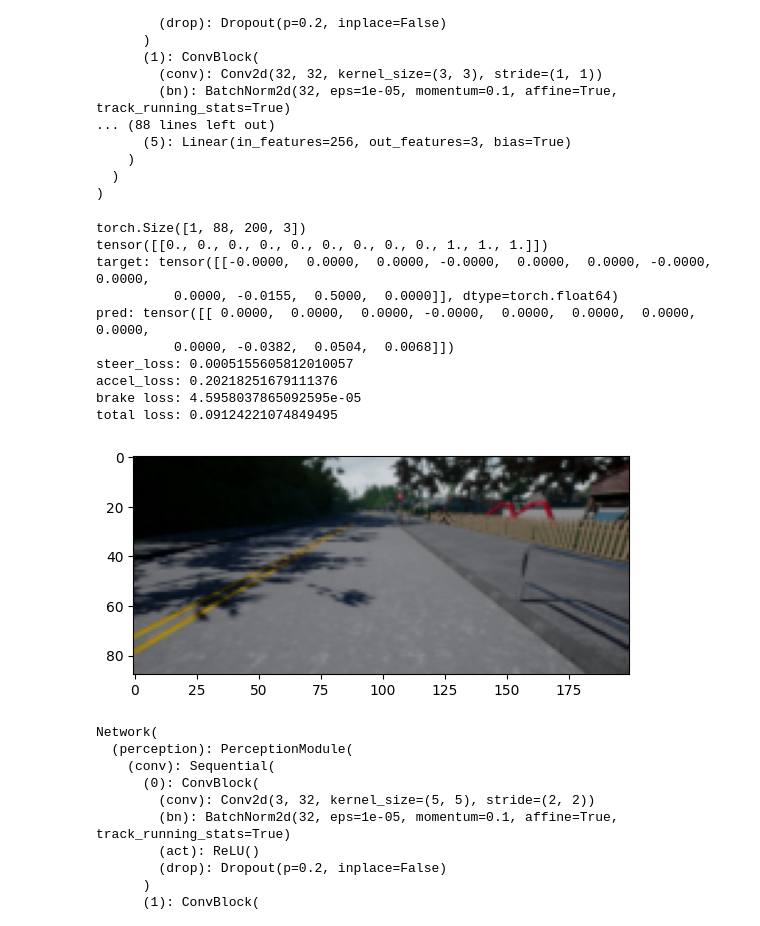
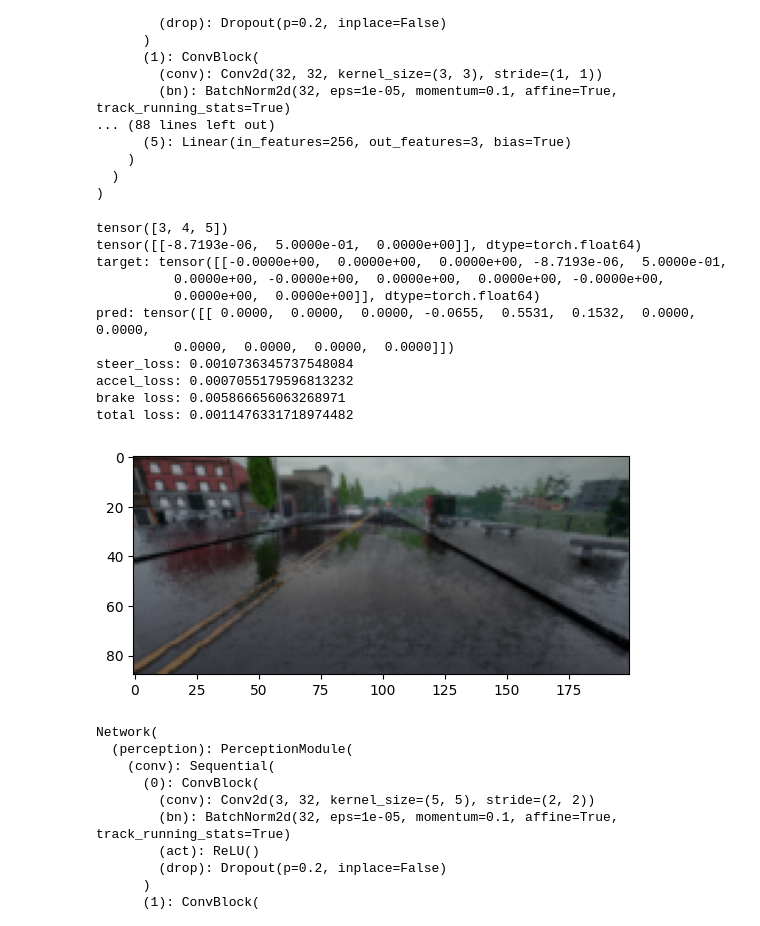
Before and after one commit to johanngerberding/carla-agent-imitation-learning, a Jupyter notebook: debug.ipynb, the cells around one changed output. Drawn from its saved outputs; the diff is of its cells as text; code cells hidden in the pictures.

```diff
--- a/debug.ipynb
+++ b/debug.ipynb
@@ -46,7 +46,7 @@ BranchedNetwork(
 val_dataset = ImitationLearningDataset(cfg, "val")
 val_dataloader = DataLoader(val_dataset, batch_size=1, num_workers=4, shuffle=True)
 # %%
-loss_fn = torch.nn.MSELoss(reduction="sum")
+loss_fn = torch.nn.MSELoss(reduction="mean")
 loss_weights = {
     'steer': 0.5,
     'acc': 0.45,
@@ -54,48 +54,50 @@ loss_weights = {
 }
 # %%
 for idx, (org_img, img, speed, mask, target) in enumerate(val_dataloader):
-    print(org_img.shape)
     org_img = org_img.squeeze(0).numpy()
     org_img = cv2.cvtColor(org_img, cv2.COLOR_BGR2RGB)
     plt.imshow(org_img)
     img = img.to(device)
     speed = speed.to(device)
     mask = mask.to(device)
     target = target.to(device)
 
     with torch.no_grad():
         out = model(img, speed)
 
     target = target * mask
     out = out * mask
-    print(mask)
-    print(f"target: {target}")
-    print(f"pred: {out}")
+    nonzero = mask[0].nonzero().reshape((-1))
+    target_nz = target[:, nonzero]
+    pred_nz = out[:, nonzero]
+    print(f"target: {target_nz}")
+    print(f"pred: {pred_nz}")
     steer_loss = loss_fn(out.reshape((-1, 4, 3))[:, :, 0], target.reshape((-1, 4, 3))[:, :, 0])
     acc_loss = loss_fn(out.reshape((-1, 4, 3))[:, :, 1], target.reshape((-1, 4, 3))[:, :, 1])
     brake_loss = loss_fn(out.reshape((-1, 4, 3))[:, :, 2], target.reshape((-1, 4, 3))[:, :, 2])
     loss = (
         loss_weights['steer'] * steer_loss +
         loss_weights['acc'] * acc_loss +
         loss_weights['brake'] * brake_loss
     )
     print(f"steer_loss: {steer_loss}")
     print(f"accel_loss: {acc_loss}")
     print(f"brake loss: {brake_loss}")
     print(f"total loss: {loss}")
     break
 # %% [output]
-torch.Size([1, 88, 200, 3])
-tensor([[0., 0., 0., 0., 0., 0., 0., 0., 0., 1., 1., 1.]])
-target: tensor([[-0.0000,  0.0000,  0.0000, -0.0000,  0.0000,  0.0000, -0.0000,  0.0000,
-          0.0000, -0.0155,  0.5000,  0.0000]], dtype=torch.float64)
-pred: tensor([[ 0.0000,  0.0000,  0.0000, -0.0000,  0.0000,  0.0000,  0.0000,  0.0000,
-          0.0000, -0.0382,  0.0504,  0.0068]])
-steer_loss: 0.0005155605812010057
-accel_loss: 0.20218251679111376
-brake loss: 4.5958037865092595e-05
-total loss: 0.09124221074849495
+tensor([3, 4, 5])
+tensor([[-8.7193e-06,  5.0000e-01,  0.0000e+00]], dtype=torch.float64)
+target: tensor([[-0.0000e+00,  0.0000e+00,  0.0000e+00, -8.7193e-06,  5.0000e-01,
+          0.0000e+00, -0.0000e+00,  0.0000e+00,  0.0000e+00, -0.0000e+00,
+          0.0000e+00,  0.0000e+00]], dtype=torch.float64)
+pred: tensor([[ 0.0000,  0.0000,  0.0000, -0.0655,  0.5531,  0.1532,  0.0000,  0.0000,
+          0.0000,  0.0000,  0.0000,  0.0000]])
+steer_loss: 0.0010736345737548084
+accel_loss: 0.0007055179596813232
+brake loss: 0.005866656063268971
+total loss: 0.0011476331718974482
-[figure, old version]
+[figure, new version]
 # %%
 opts = ["MODEL.BRANCHED", False]
 cfg.merge_from_list(opts)
```
Also changed, not shown: parts of 1 cell of this notebook, 5 other files.
